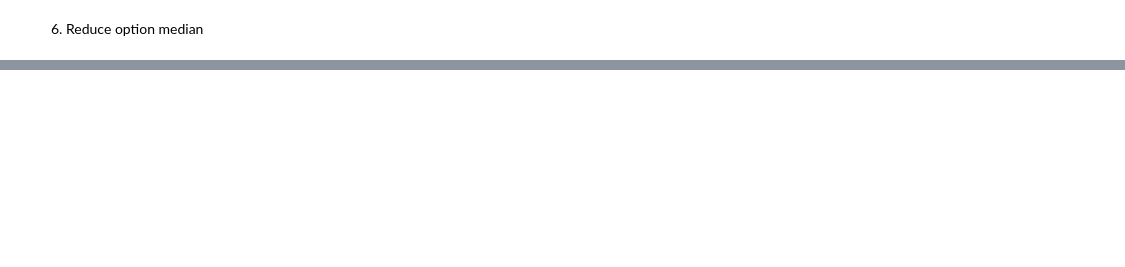
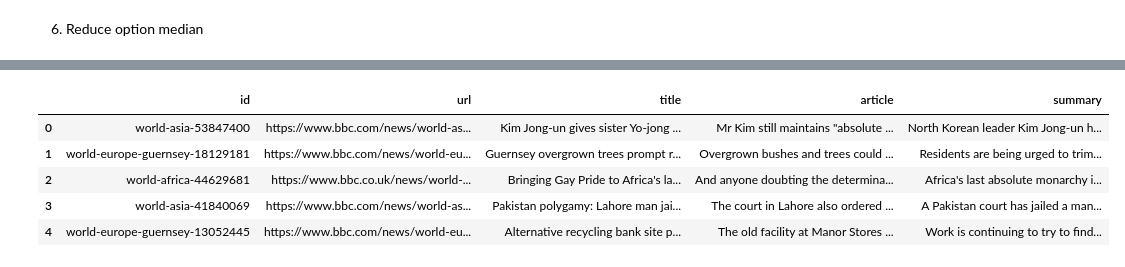
Before and after one commit to arisanguyen/w266_project, a Jupyter notebook: XL_Sum_BERT_Extractive.ipynb, the cells around one changed output, grey strips where cells are left out. Cells and saved outputs as stored; diff of their text form; code cells hidden in the pictures; blank space fills up the shorter version.

```diff
--- a/XL_Sum_BERT_Extractive.ipynb
+++ b/XL_Sum_BERT_Extractive.ipynb
@@ -848,0 +721,5 @@ rougeLs average : 0.12307647067888493
+# %%
+cat_inx = find_indices(categories, 'world')
+index = pd.DataFrame({"index": cat_inx})
+sample_index = index.sample(n=1000, replace=False, random_state=1004)
+sample_index[:5]
@@ -848,0 +733,24 @@ rougeLs average : 0.12307647067888493
+# %%
+id = []
+url = []
+title = []
+article = []
+summary = []
+
+for i in sample_index["index"]:
+    id.append(dataset["train"][i]['id'])
+    url.append(dataset["train"][i]['url'])
+    title.append(dataset["train"][i]['title'])
+    summary.append(dataset["train"][i]['summary'])
+    article.append(dataset["train"][i]['text'])
+# %%
+d = {'id': id, 'url': url, "title": title, 'article': article, 'summary': summary}
+df = pd.DataFrame(data=d)
+df.head(5)
+# %% [output]
+|  | id | url | title | article | summary |
+| 0 | world-asia-53847400 | https://www.bbc.com/news/world-as... | Kim Jong-un gives sister Yo-jong ... | Mr Kim still maintains "absolute ... | North Korean leader Kim Jong-un h... |
+| 1 | world-europe-guernsey-18129181 | https://www.bbc.com/news/world-eu... | Guernsey overgrown trees prompt r... | Overgrown bushes and trees could ... | Residents are being urged to trim... |
+| 2 | world-africa-44629681 | https://www.bbc.co.uk/news/world-... | Bringing Gay Pride to Africa's la... | And anyone doubting the determina... | Africa's last absolute monarchy i... |
+| 3 | world-asia-41840069 | https://www.bbc.com/news/world-as... | Pakistan polygamy: Lahore man jai... | The court in Lahore also ordered ... | A Pakistan court has jailed a man... |
+| 4 | world-europe-guernsey-13052445 | https://www.bbc.com/news/world-eu... | Alternative recycling bank site p... | The old facility at Manor Stores ... | Work is continuing to try to find... |
```
Also changed, not shown: parts of 65 cells of this notebook, 3 other files.
